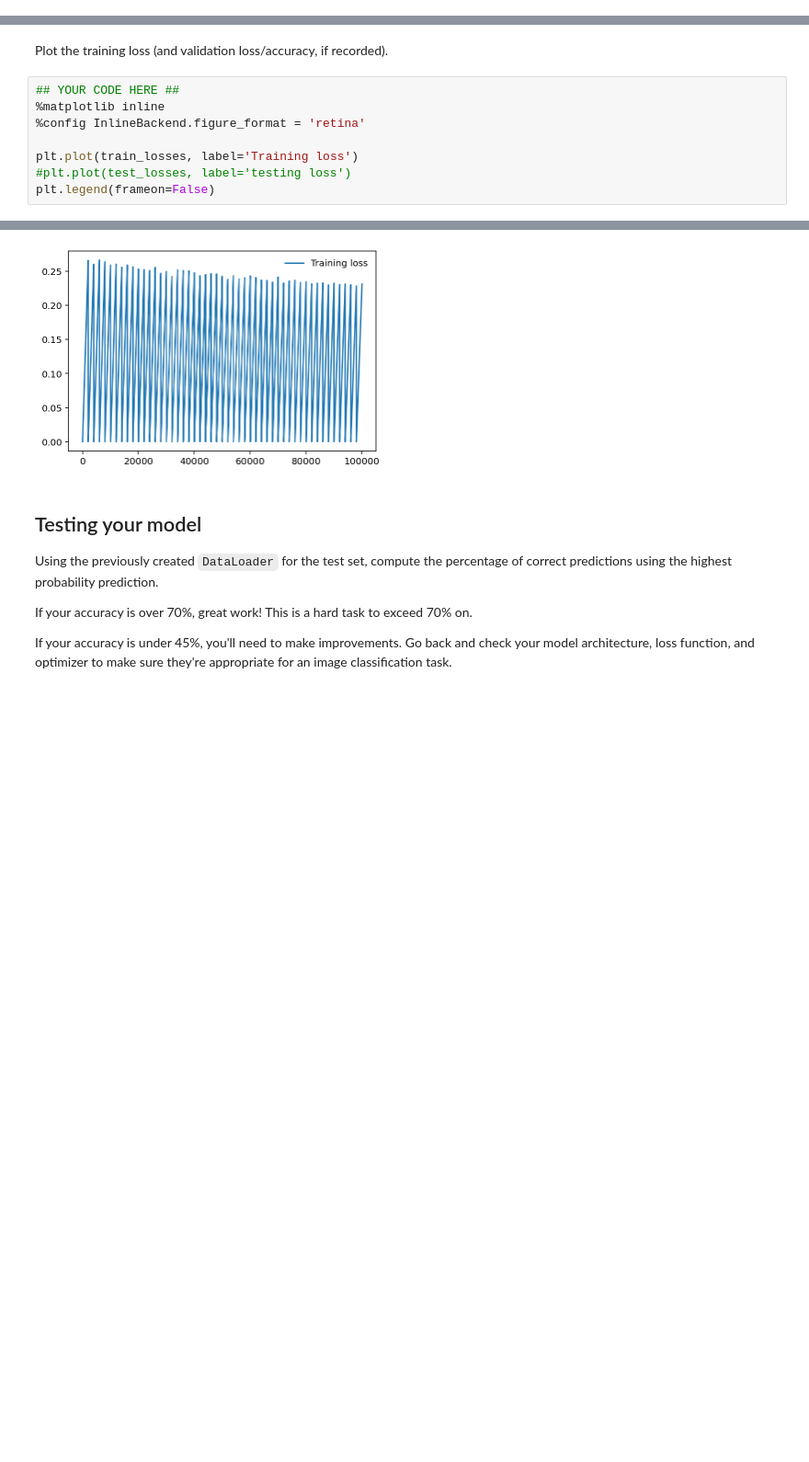
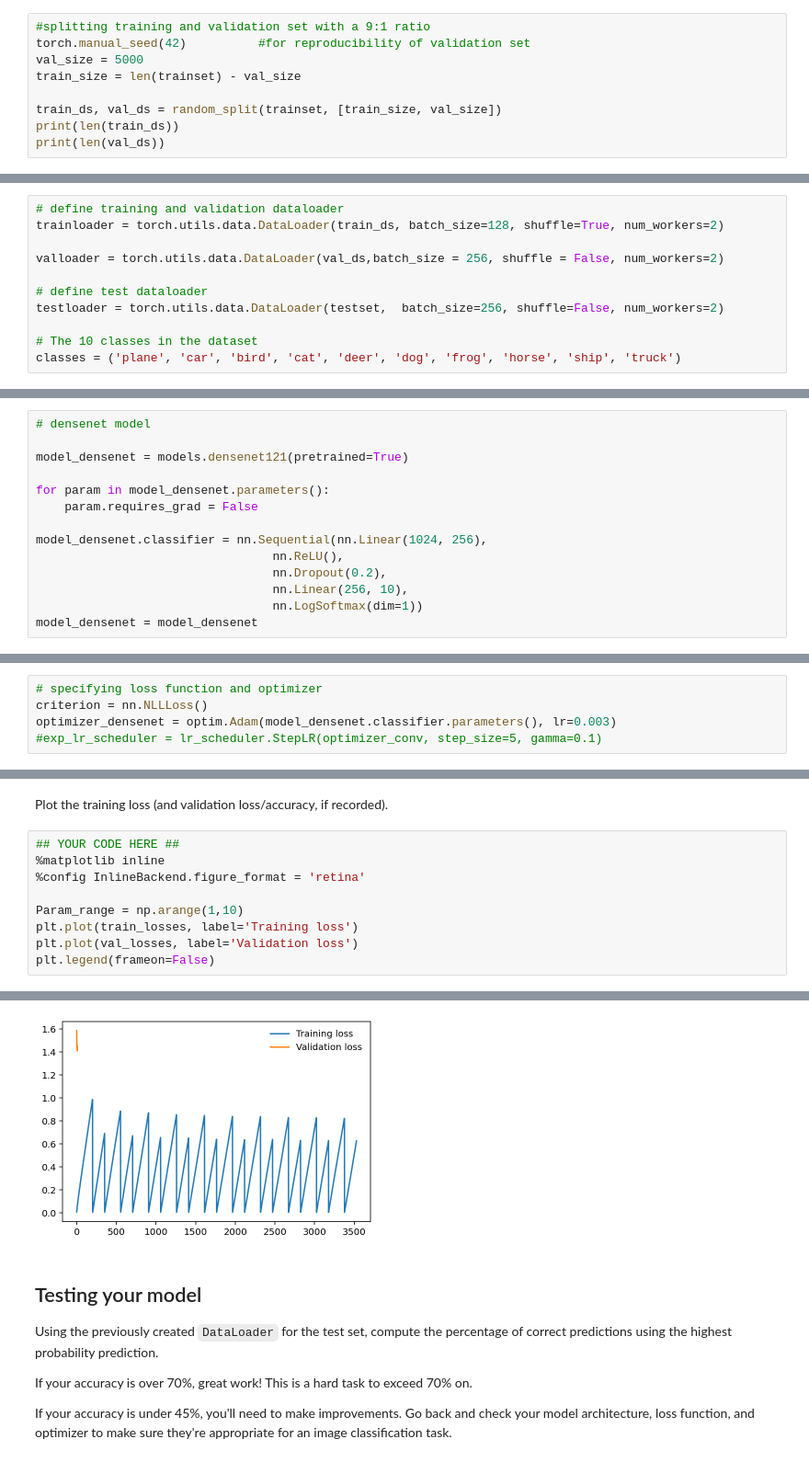
Before and after one commit to SohamBera16/Image-Classification-with-CIFAR-10-dataset, a Jupyter notebook: CIFAR_10_Image_Classifier_STARTER.ipynb, the cells around one changed output, grey strips where cells are left out. Shown at 92% size. Saved outputs shown, nothing was run; the diff lists cells and outputs as text; blank space fills up the shorter version.

```diff
--- a/CIFAR_10_Image_Classifier_STARTER.ipynb
+++ b/CIFAR_10_Image_Classifier_STARTER.ipynb
@@ -66,0 +65,9 @@ Files already downloaded and verified
+# %%
+#splitting training and validation set with a 9:1 ratio
+torch.manual_seed(42)          #for reproducibility of validation set
+val_size = 5000
+train_size = len(trainset) - val_size
+
+train_ds, val_ds = random_split(trainset, [train_size, val_size])
+print(len(train_ds))
+print(len(val_ds))
@@ -67,3 +77,14 @@ Files already downloaded and verified
+# %%
+# define training and validation dataloader
+trainloader = torch.utils.data.DataLoader(train_ds, batch_size=128, shuffle=True, num_workers=2)
+
+valloader = torch.utils.data.DataLoader(val_ds,batch_size = 256, shuffle = False, num_workers=2)
+
+# define test dataloader
+testloader = torch.utils.data.DataLoader(testset,  batch_size=256, shuffle=False, num_workers=2)
+
+# The 10 classes in the dataset
+classes = ('plane', 'car', 'bird', 'cat', 'deer', 'dog', 'frog', 'horse', 'ship', 'truck')
 # %% [markdown]
 ## Explore the Dataset
 Using matplotlib, numpy, and torch, explore the dimensions of your data.
@@ -140,3 +180,17 @@ model = Model()
+# %%
+# densenet model
+
+model_densenet = models.densenet121(pretrained=True)
+
+for param in model_densenet.parameters():
+    param.requires_grad = False
+
+model_densenet.classifier = nn.Sequential(nn.Linear(1024, 256),
+                                 nn.ReLU(),
+                                 nn.Dropout(0.2),
+                                 nn.Linear(256, 10),
+                                 nn.LogSoftmax(dim=1))
+model_densenet = model_densenet
 # %% [markdown]
 Specify a loss function and an optimizer, and instantiate the model.
 
@@ -148,3 +198,8 @@ optimizer = optim.SGD(model.parameters(), lr=0.001, momentum=0.9)
+# %%
+# specifying loss function and optimizer
+criterion = nn.NLLLoss()
+optimizer_densenet = optim.Adam(model_densenet.classifier.parameters(), lr=0.003)
+#exp_lr_scheduler = lr_scheduler.StepLR(optimizer_conv, step_size=5, gamma=0.1)
 # %% [markdown]
 ## Running your Neural Network
 Use whatever method you like to train your neural network, and ensure you record the average loss at each epoch.
@@ -229,14 +275,15 @@ Plot the training loss (and validation loss/accuracy, if recorded).
 # %%
 ## YOUR CODE HERE ##
 %matplotlib inline
 %config InlineBackend.figure_format = 'retina'
 
+Param_range = np.arange(1,10)
 plt.plot(train_losses, label='Training loss')
-#plt.plot(test_losses, label='testing loss')
+plt.plot(val_losses, label='Validation loss')
 plt.legend(frameon=False)
 # %% [output]
 <matplotlib.legend.Legend at 0x...>
-[figure, old version]
+[figure, new version]
 # %% [markdown]
 ## Testing your model
 Using the previously created `DataLoader` for the test set, compute the percentage of correct predictions using the highest probability prediction.
```
Also changed, not shown: parts of 12 cells of this notebook.
